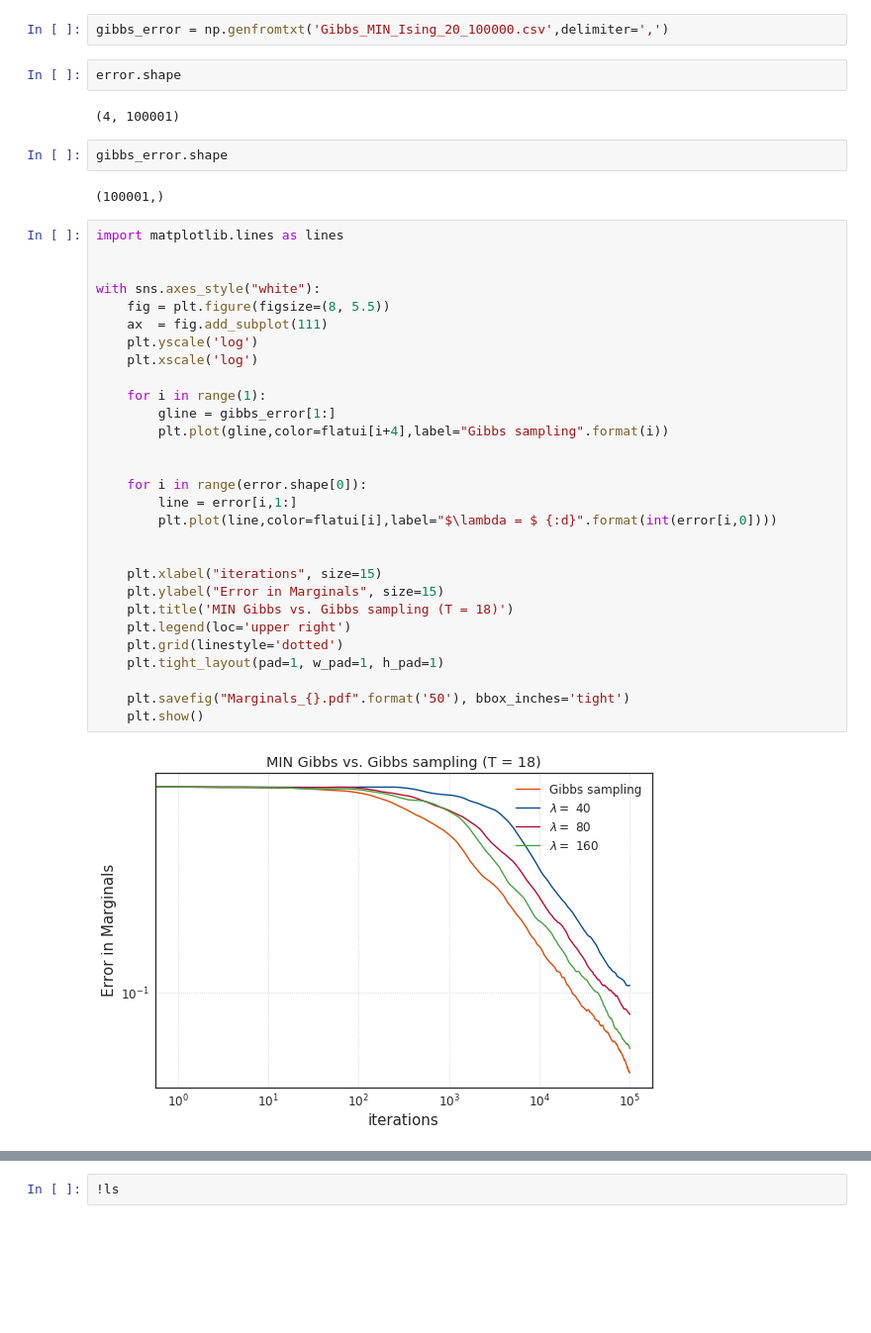
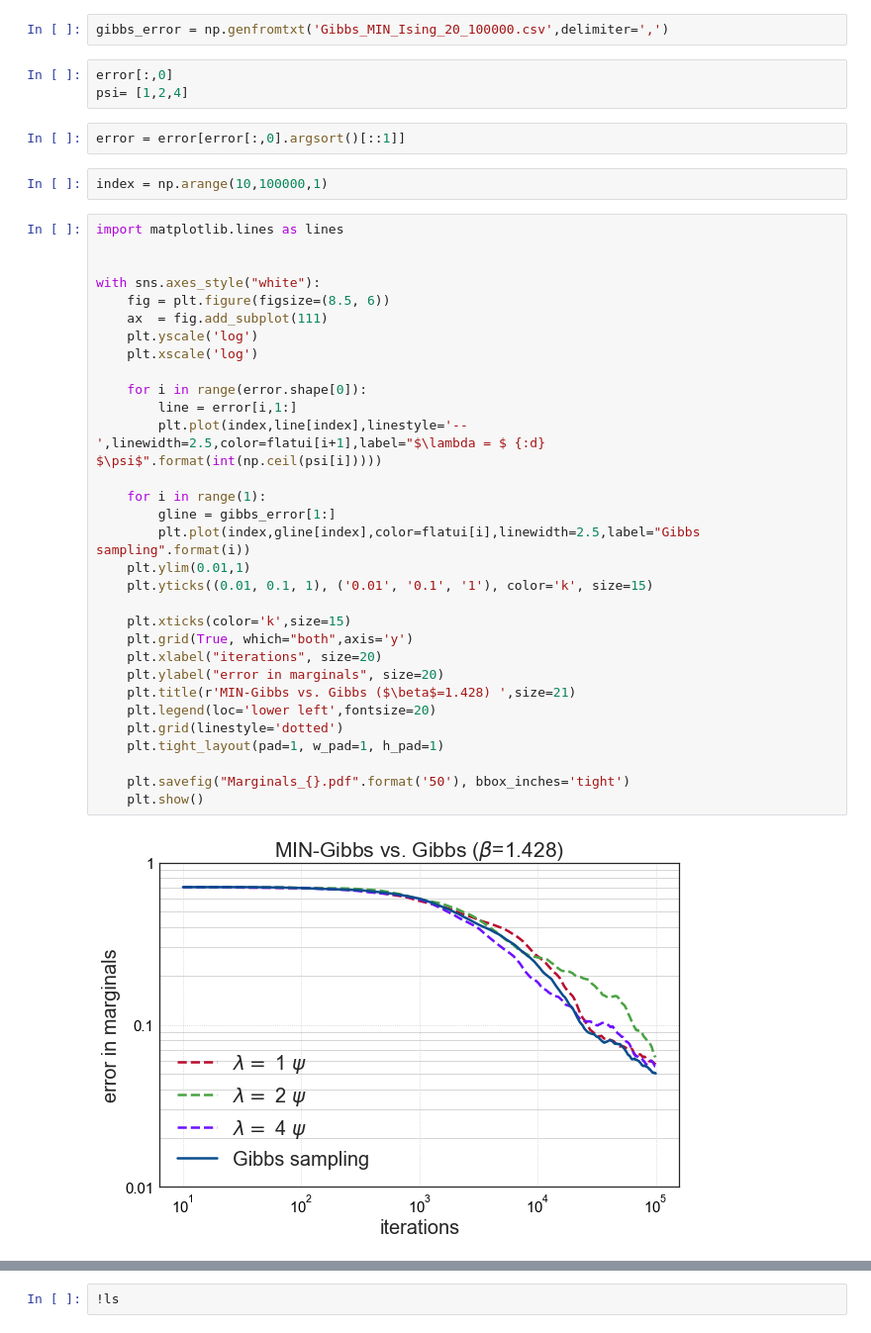
Before and after one commit to vincent6606/Mini_batched_Gibbs, a Jupyter notebook: MINT_Gibbs/MINT_plot.ipynb, the cells around one changed output, grey strips where cells are left out. Shown at 99% size. Drawn from its saved outputs; the diff is of its cells as text; blank space fills up the shorter version.

```diff
--- a/MINT_Gibbs/MINT_plot.ipynb
+++ b/MINT_Gibbs/MINT_plot.ipynb
@@ -20,42 +22,43 @@ Gibbs.py                       MIN_Ising_Dep_20_100000.csv  MINT_plot.ipynb
 error = np.genfromtxt('MIN_Ising_Dep_20_100000.csv',delimiter=',')
 # %%
 gibbs_error = np.genfromtxt('Gibbs_MIN_Ising_20_100000.csv',delimiter=',')
-# %%
-error.shape
-# %% [output]
-(4, 100001)
-# %%
-gibbs_error.shape
-# %% [output]
-(100001,)
+# %%
+error[:,0]
+psi= [1,2,4]
+# %%
+error = error[error[:,0].argsort()[::1]]
+# %%
+index = np.arange(10,100000,1)
 # %%
 import matplotlib.lines as lines
 
 
 with sns.axes_style("white"):
-    fig = plt.figure(figsize=(8, 5.5))
+    fig = plt.figure(figsize=(8.5, 6))
     ax  = fig.add_subplot(111)
     plt.yscale('log')
     plt.xscale('log')
 
+    for i in range(error.shape[0]):
+        line = error[i,1:]
+        plt.plot(index,line[index],linestyle='--',linewidth=2.5,color=flatui[i+1],label="$\lambda = $ {:d} $\psi$".format(int(np.ceil(psi[i]))))
+
     for i in range(1):
         gline = gibbs_error[1:]
-        plt.plot(gline,color=flatui[i+4],label="Gibbs sampling".format(i))
+        plt.plot(index,gline[index],color=flatui[i],linewidth=2.5,label="Gibbs sampling".format(i))
+    plt.ylim(0.01,1)
+    plt.yticks((0.01, 0.1, 1), ('0.01', '0.1', '1'), color='k', size=15)
 
-
-    for i in range(error.shape[0]):
-        line = error[i,1:]
-        plt.plot(line,color=flatui[i],label="$\lambda = $ {:d}".format(int(error[i,0])))
-
-
-    plt.xlabel("iterations", size=15)
-    plt.ylabel("Error in Marginals", size=15)
-    plt.title('MIN Gibbs vs. Gibbs sampling (T = 18)')
-    plt.legend(loc='upper right')
+    plt.xticks(color='k',size=15)
+    plt.grid(True, which="both",axis='y')
+    plt.xlabel("iterations", size=20)
+    plt.ylabel("error in marginals", size=20)
+    plt.title(r'MIN-Gibbs vs. Gibbs ($\beta$=1.428) ',size=21)
+    plt.legend(loc='lower left',fontsize=20)
     plt.grid(linestyle='dotted')
     plt.tight_layout(pad=1, w_pad=1, h_pad=1)
 
     plt.savefig("Marginals_{}.pdf".format('50'), bbox_inches='tight')
     plt.show()
 # %% [output]
-[figure, old version]
+[figure, new version]
```
Also changed, not shown: parts of 12 cells of this notebook, 12 other files.
